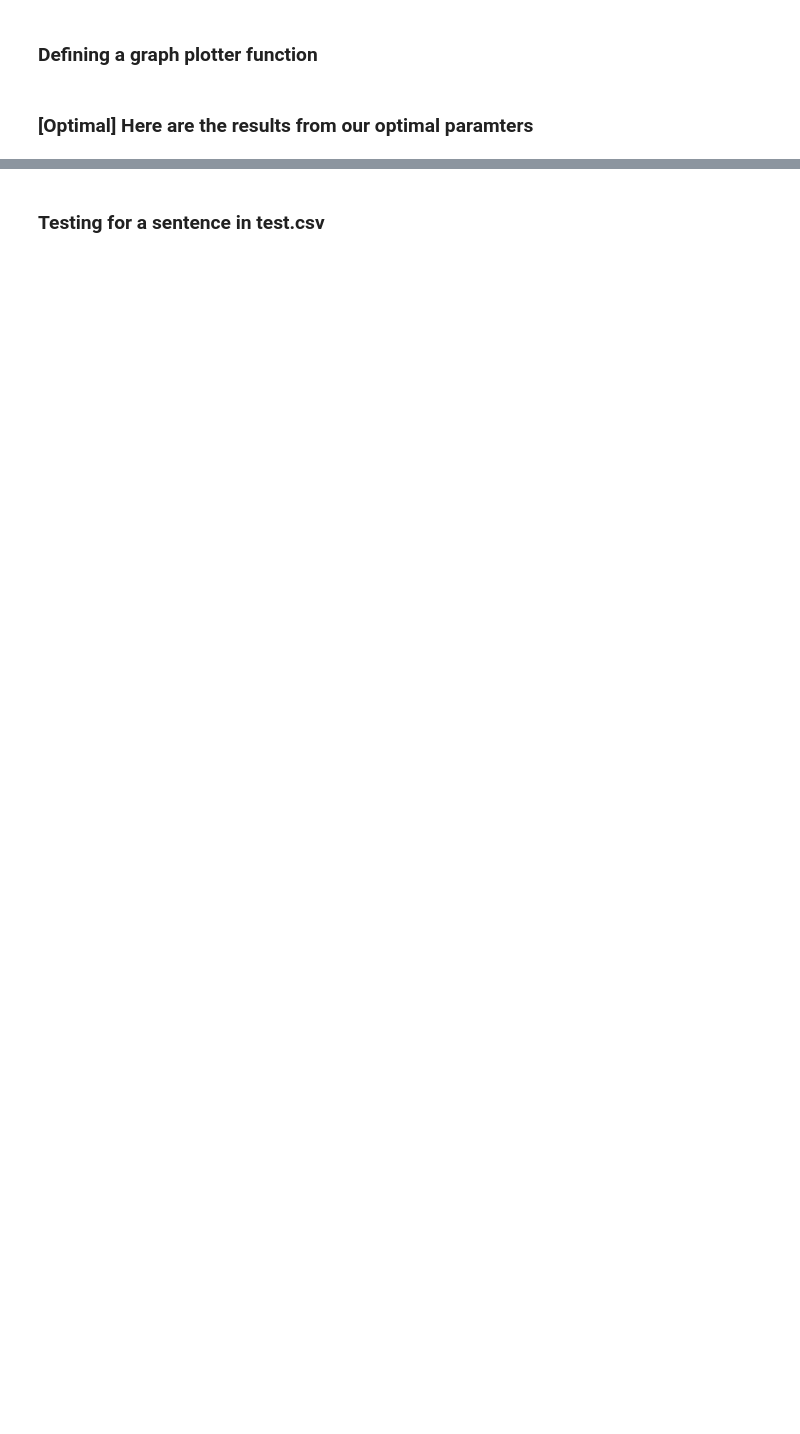
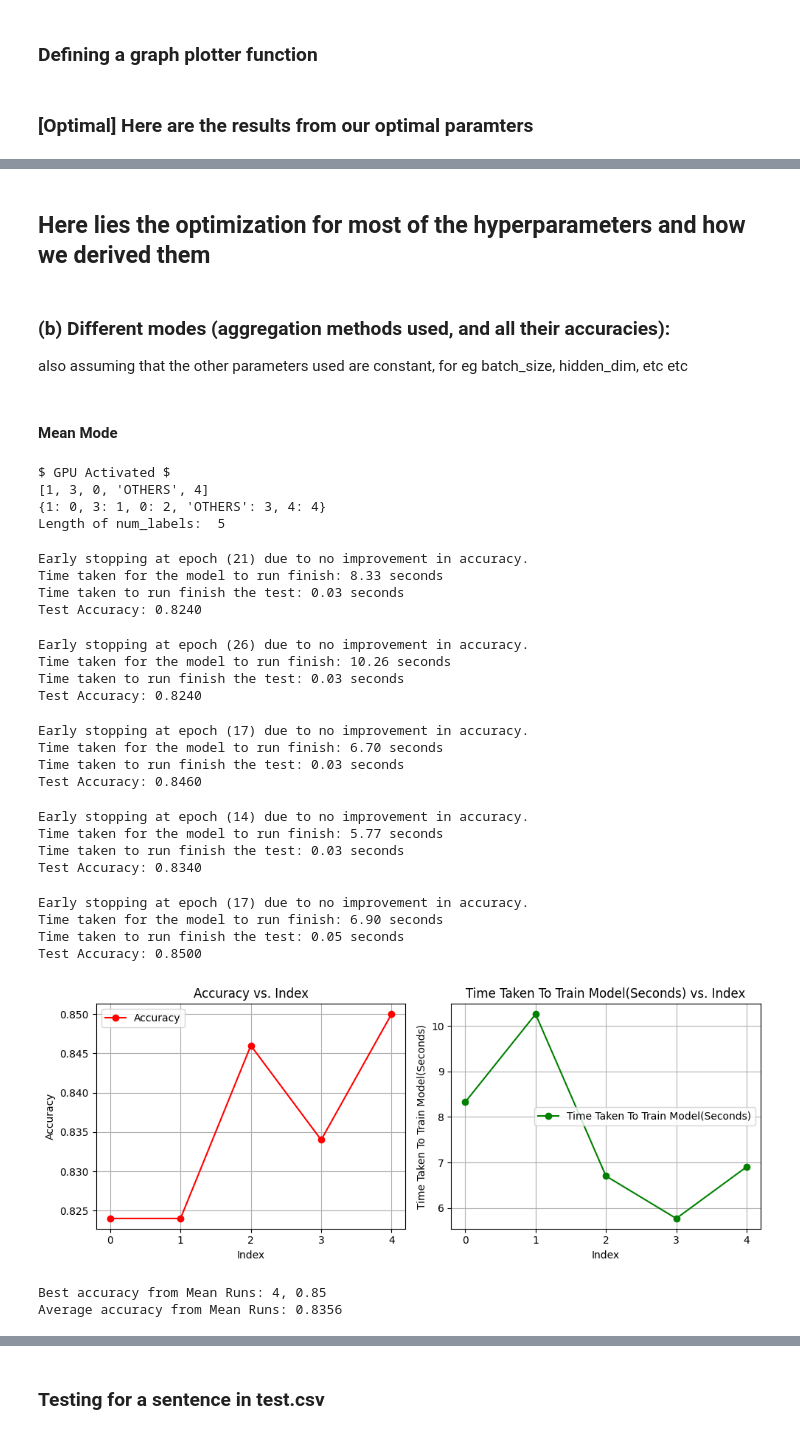
Before and after one commit to jordanlianhs/SC4002-Natural-Language-Processing, a Jupyter notebook: CZ4045 Part 1 latest copy Jordan.ipynb, the cells around one changed output, grey strips where cells are left out. Drawn from its saved outputs; the diff is of its cells as text; code cells hidden in the pictures; blank space fills up the shorter version.

```diff
--- a/CZ4045 Part 1 latest copy Jordan.ipynb
+++ b/CZ4045 Part 1 latest copy Jordan.ipynb
@@ -548,0 +604,80 @@ plot_findings(len(train_accuracies), [[train_accuracies, validation_accuracies],
+# %% [markdown]
+## Here lies the optimization for most of the hyperparameters and how we derived them
+# %% [markdown]
+### (b) Different modes (aggregation methods used, and all their accuracies):
+also assuming that the other parameters used are constant, for eg batch_size, hidden_dim, etc etc
+# %% [markdown]
+#### Mean Mode
+# %%
+batch_size = 128
+hidden_dim = 512
+embedding_dim = w2v.vector_size
+early_stopper = EarlyStopper(patience=3)
+device = get_device()
+epoch = 50
+learning_rate = 0.001
+dropout_prob = 0.2
+mode = "mean"
+
+# Getting list of labels
+labels_list = train_df['label-coarse'].value_counts().index.tolist()
+print(labels_list)
+labels_dict = {label: i for i, label in enumerate(labels_list)}
+labels_dict_inverse = {i: label for i, label in enumerate(labels_list)}
+print(labels_dict)
+num_labels = len(labels_list)
+print("Length of num_labels: ", num_labels)
+
+acc, tt = [], []
+predicted_labels, actual_labels = [], []
+mean_run_index = [i for i in range(5)]
+
+for run in mean_run_index:
+    train_data_loader, validation_data_loader = get_training_data(
+        batch_size, w2v, train_df, validation_df)
+    test_data_loader = get_test_data(batch_size, w2v, random_seed=random_seed)
+    model = get_model(embedding_dim, hidden_dim, num_labels,
+                      pretrained_embeddings, dropout_prob=dropout_prob)
+    early_stopper = EarlyStopper(patience=3)
+
+    _, _, _, _, time_taken = train_model(model, train_data_loader, validation_data_loader, mode=mode,
+                                         device=device, epochs=epoch, random_initial_state=False,
+                                         learning_rate=learning_rate, early_stopper=early_stopper, debug=False)
+    predicted_label, actual_label, test_accuracy = test_model(
+        model=model, test_data_loader=test_data_loader, mode=mode, device=device)
+    acc.append(test_accuracy)
+    tt.append(time_taken)
+    predicted_labels.append(predicted_label)
+    actual_labels.append(actual_label)
+
+plot_findings(mean_run_index, [acc, tt], "Index")
+print(f"Best accuracy from Mean Runs: {mean_run_index[acc.index(max(acc))]}, {max(acc)}")
+print(f"Average accuracy from Mean Runs: {sum(acc)/len(acc)}")
+# %% [output]
+$ GPU Activated $
+[1, 3, 0, 'OTHERS', 4]
+{1: 0, 3: 1, 0: 2, 'OTHERS': 3, 4: 4}
+Length of num_labels:  5
+Early stopping at epoch (21) due to no improvement in accuracy.
+Time taken for the model to run finish: 8.33 seconds
+Time taken to run finish the test: 0.03 seconds
+Test Accuracy: 0.8240
+Early stopping at epoch (26) due to no improvement in accuracy.
+Time taken for the model to run finish: 10.26 seconds
+Time taken to run finish the test: 0.03 seconds
+Test Accuracy: 0.8240
+Early stopping at epoch (17) due to no improvement in accuracy.
+Time taken for the model to run finish: 6.70 seconds
+Time taken to run finish the test: 0.03 seconds
+Test Accuracy: 0.8460
+Early stopping at epoch (14) due to no improvement in accuracy.
+Time taken for the model to run finish: 5.77 seconds
+Time taken to run finish the test: 0.03 seconds
+Test Accuracy: 0.8340
+Early stopping at epoch (17) due to no improvement in accuracy.
+Time taken for the model to run finish: 6.90 seconds
+Time taken to run finish the test: 0.05 seconds
+Test Accuracy: 0.8500
+[figure, added]
+Best accuracy from Mean Runs: 4, 0.85
+Average accuracy from Mean Runs: 0.8356
```
Also changed, not shown: parts of 73 cells of this notebook.
